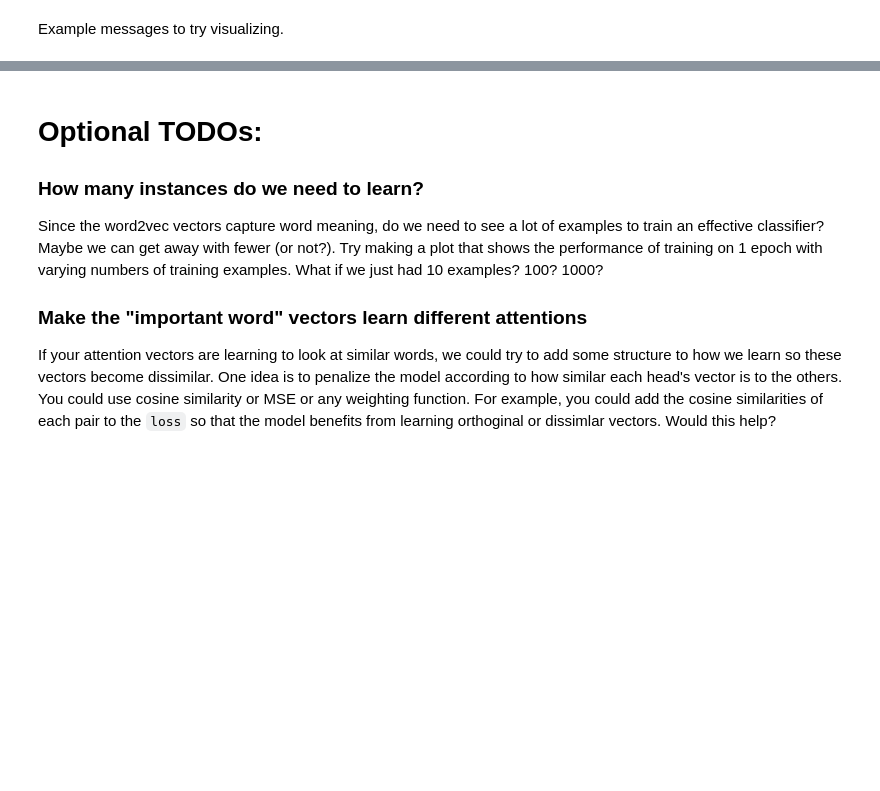
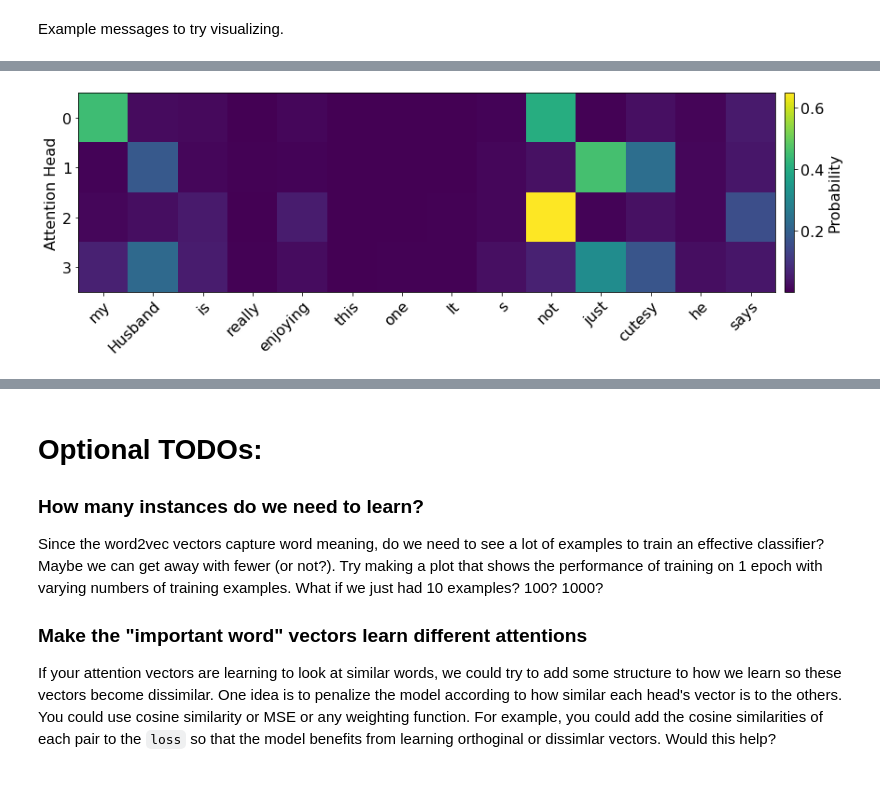
Before and after one commit to josh-ashkinaze/nlp-hw2, a Jupyter notebook: Attention Classifier Pytorch Student.ipynb, the cells around one changed output, grey strips where cells are left out. Drawn from its saved outputs; the diff is of its cells as text; code cells hidden in the pictures; blank space fills up the shorter version.

```diff
--- a/Attention Classifier Pytorch Student.ipynb
+++ b/Attention Classifier Pytorch Student.ipynb
@@ -748,0 +797,7 @@ visualize_attention(tokens, attn)
+# %%
+# positive, mispredicted
+s = """my Husband is really enjoying this one!!! "It's not just cutesy" he says"""
+pred, tokens, attn = get_label_and_weights(s)
+visualize_attention(tokens, attn)
+# %% [output]
+[figure, added]
```
Also changed, not shown: parts of 8 cells of this notebook.
